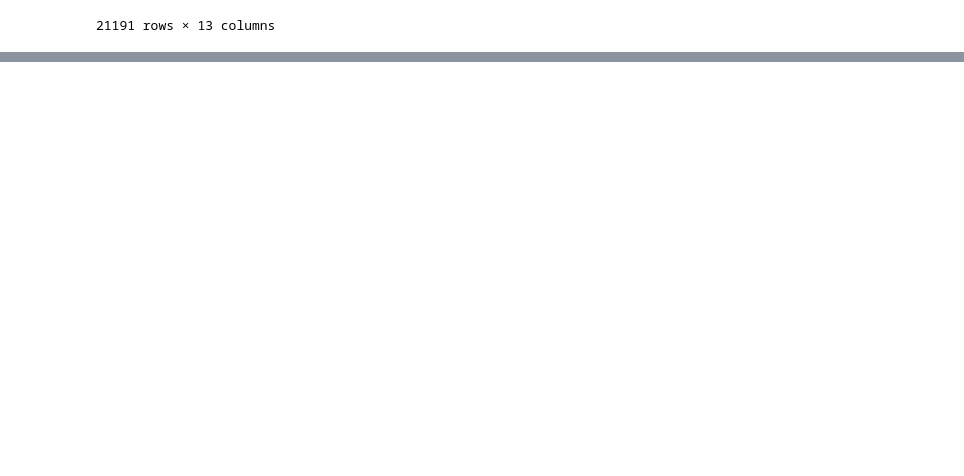
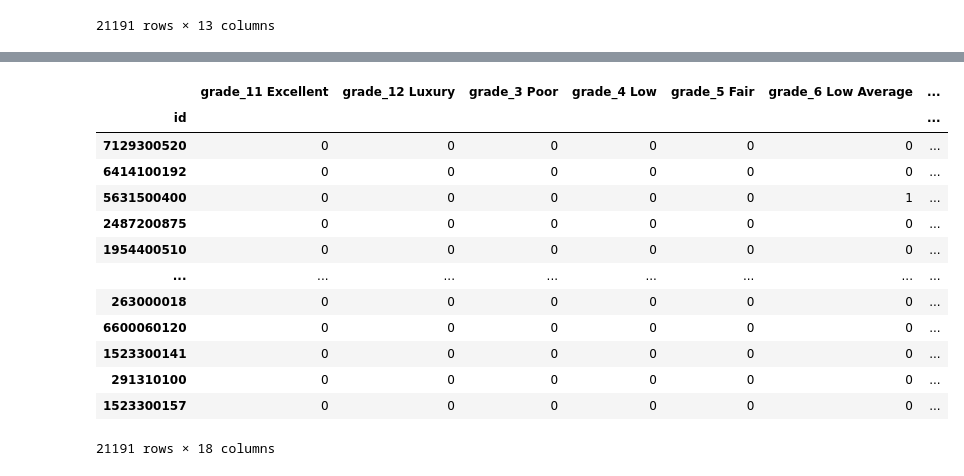
Before and after one commit to Calvin-Omwega/dsc-phase-2-Project, a Jupyter notebook: student.ipynb, the cells around one changed output, grey strips where cells are left out. Saved outputs shown, nothing was run; the diff lists cells and outputs as text; code cells hidden in the pictures; blank space fills up the shorter version.

```diff
--- a/student.ipynb
+++ b/student.ipynb
@@ -533,7 +527,7 @@ The top histograms are respective to the x values and the ones on the right are
 # %% [markdown]
 Dropping sqft_above eliminates the multicollinearity problem and potentially improves the stability and interpretability of our regression model.
 # %%
-final_dataset = new_dataset.drop(columns='sqft_above')
+final_dataset = new_dataset.drop(columns='sqft_above', axis = 1)
 final_dataset
 # %% [output]
 |  | date | price | bedrooms | bathrooms | sqft_living | floors | waterfront | view | condition | grade | ... |
@@ -552,0 +571,18 @@ final_dataset
+# %%
+x =pd.get_dummies(baseline_dataset[['grade', 'waterfront', 'view', 'condition']], drop_first=True ,dtype=int)
+x
+# %% [output]
+|  | grade_11 Excellent | grade_12 Luxury | grade_3 Poor | grade_4 Low | grade_5 Fair | grade_6 Low Average | ... |
+| id |  |  |  |  |  |  | ... |
+| 7129300520 | 0 | 0 | 0 | 0 | 0 | 0 | ... |
+| 6414100192 | 0 | 0 | 0 | 0 | 0 | 0 | ... |
+| 5631500400 | 0 | 0 | 0 | 0 | 0 | 1 | ... |
+| 2487200875 | 0 | 0 | 0 | 0 | 0 | 0 | ... |
+| 1954400510 | 0 | 0 | 0 | 0 | 0 | 0 | ... |
+| ... | ... | ... | ... | ... | ... | ... | ... |
+| 263000018 | 0 | 0 | 0 | 0 | 0 | 0 | ... |
+| 6600060120 | 0 | 0 | 0 | 0 | 0 | 0 | ... |
+| 1523300141 | 0 | 0 | 0 | 0 | 0 | 0 | ... |
+| 291310100 | 0 | 0 | 0 | 0 | 0 | 0 | ... |
+| 1523300157 | 0 | 0 | 0 | 0 | 0 | 0 | ... |
+21191 rows × 18 columns
```
Also changed, not shown: parts of 17 cells of this notebook.
